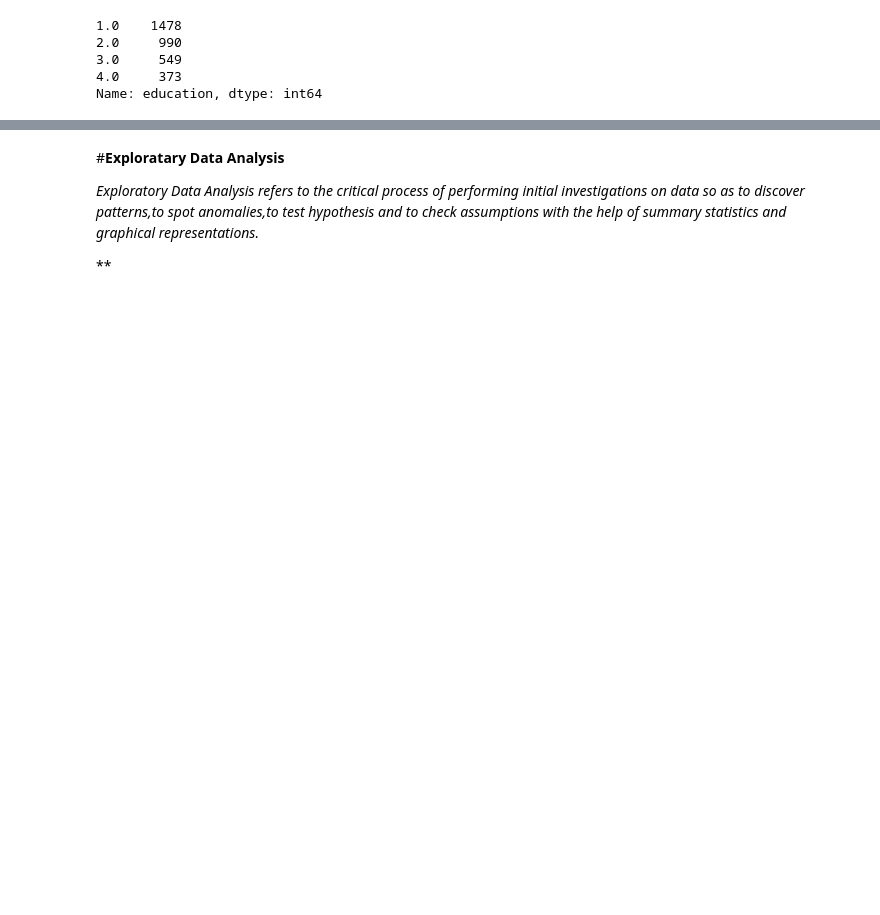
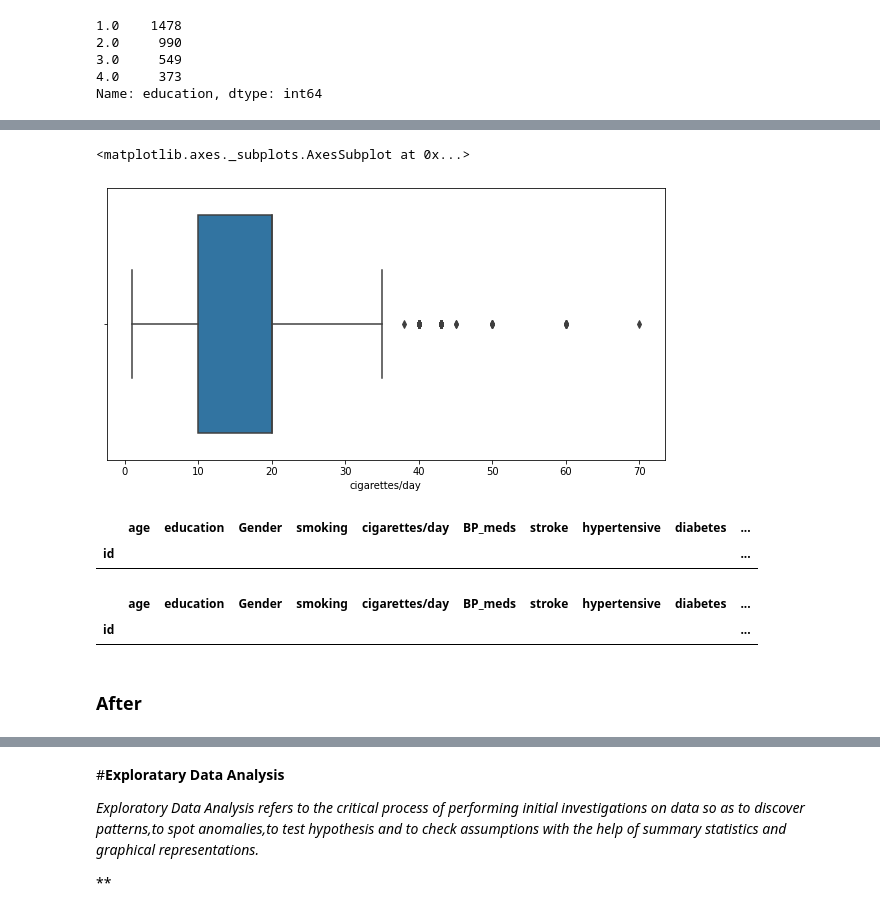
Before and after one commit to parulsharma098/Cardiovascular-Risk-Prediction, a Jupyter notebook: CARDIOVASCULAR_RISK_PREDICTION_CAPSTONE_III(Classification).ipynb, the cells around one changed output, grey strips where cells are left out. Saved outputs shown, nothing was run; the diff lists cells and outputs as text; code cells hidden in the pictures; blank space fills up the shorter version.

```diff
--- a/CARDIOVASCULAR_RISK_PREDICTION_CAPSTONE_III(Classification).ipynb
+++ b/CARDIOVASCULAR_RISK_PREDICTION_CAPSTONE_III(Classification).ipynb
@@ -325,0 +453,7 @@ df['education'].isna().sum()
+# %%
+# box plot for the number of cigarettes per day for smokers (excluding non-smokers)
+plt.figure(figsize=(10,5))
+sns.boxplot(df[df['smoking']==1]['cigarettes/day'])
+# %% [output]
+<matplotlib.axes._subplots.AxesSubplot at 0x...>
+[figure, added]
@@ -325,0 +463,16 @@ df['education'].isna().sum()
+# %%
+# Checking for any wrong entries where the patient is not a smoker and cigarettes per day are above 0
+
+df[(df['smoking']==0) & (df['cigarettes/day']>0)]
+# %% [output]
+|  | age | education | Gender | smoking | cigarettes/day | BP_meds | stroke | hypertensive | diabetes | ... |
+| id |  |  |  |  |  |  |  |  |  | ... |
+# %%
+# Checking for any wrong entries where the patient is a smoker and cigarettes per day is 0
+
+df[(df['smoking']==1) & (df['cigarettes/day']==0)]
+# %% [output]
+|  | age | education | Gender | smoking | cigarettes/day | BP_meds | stroke | hypertensive | diabetes | ... |
+| id |  |  |  |  |  |  |  |  |  | ... |
+# %% [markdown]
+### **After**
```
Also changed, not shown: parts of 54 cells of this notebook.
